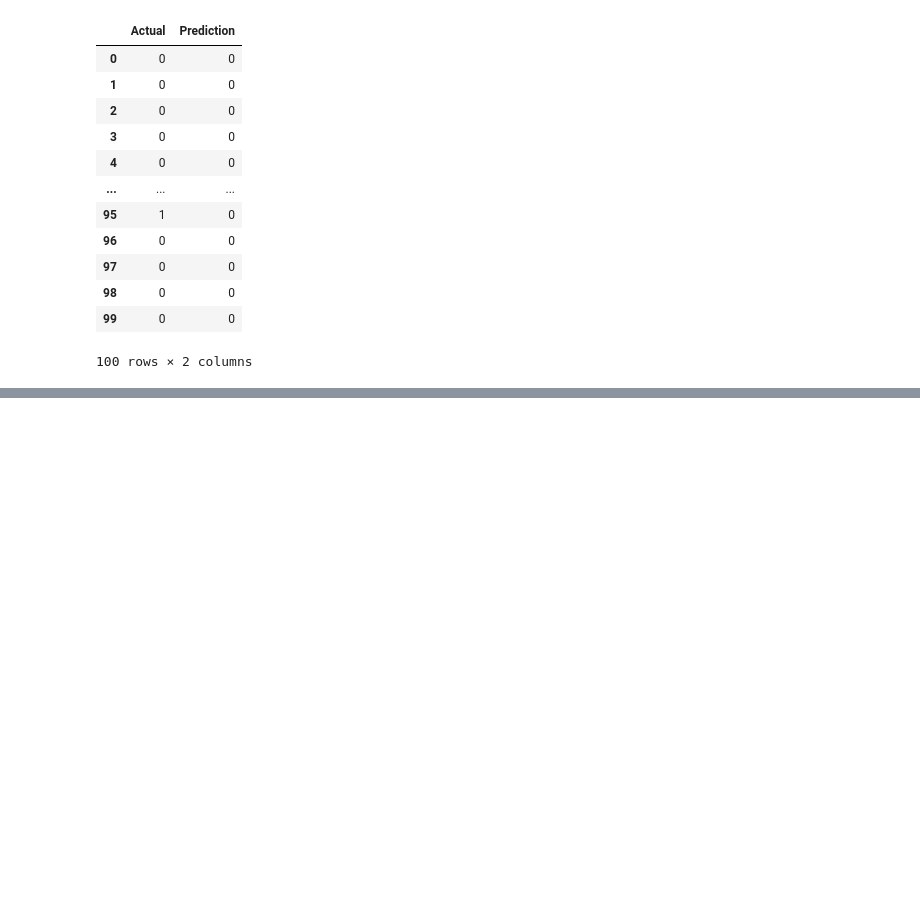
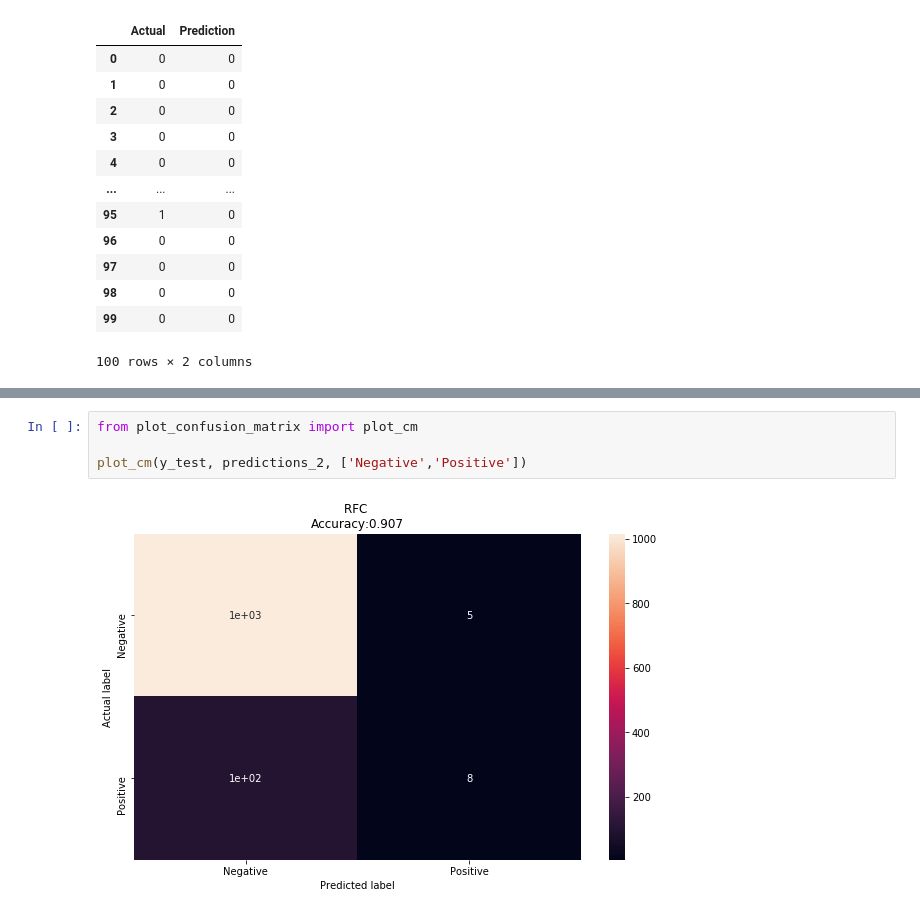
Before and after one commit to alexisperumal/ucsd_data_science_final_project, a Jupyter notebook: arun/bloodtests_RandomForest.ipynb, the cells around one changed output, grey strips where cells are left out. Drawn from its saved outputs; the diff is of its cells as text; blank space fills up the shorter version.

Commit message:
confusion matrix analysis for RFC

```diff
--- a/arun/bloodtests_RandomForest.ipynb
+++ b/arun/bloodtests_RandomForest.ipynb
@@ -332,0 +403,6 @@ df2.head(100)
+# %%
+from plot_confusion_matrix import plot_cm
+
+plot_cm(y_test, predictions_2, ['Negative','Positive'])
+# %% [output]
+[figure, added]
```
Also changed, not shown: parts of 8 cells of this notebook, 4 other files.
